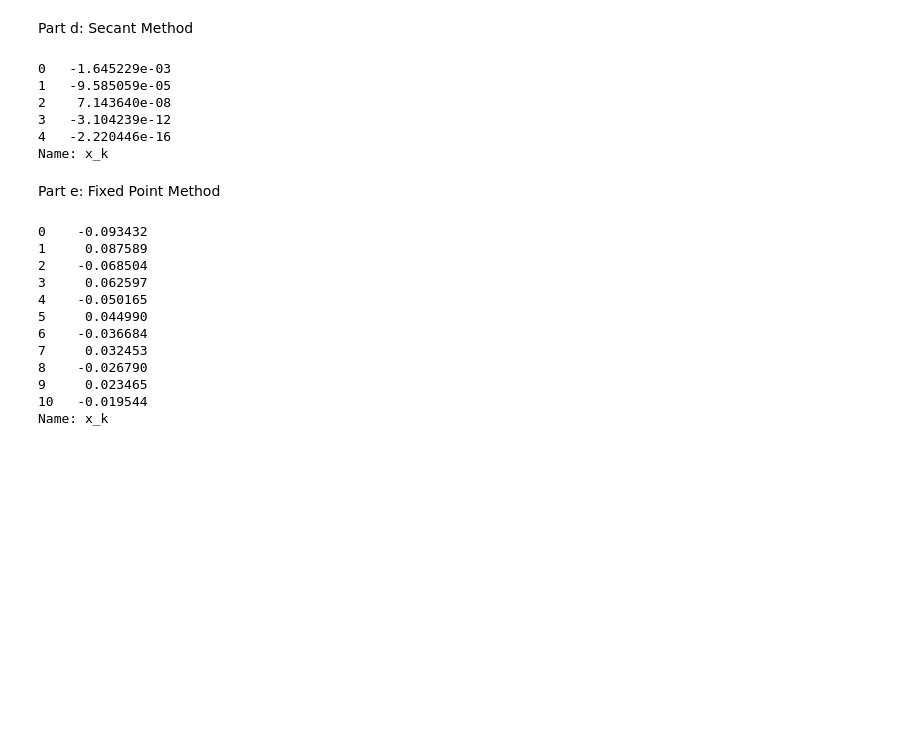
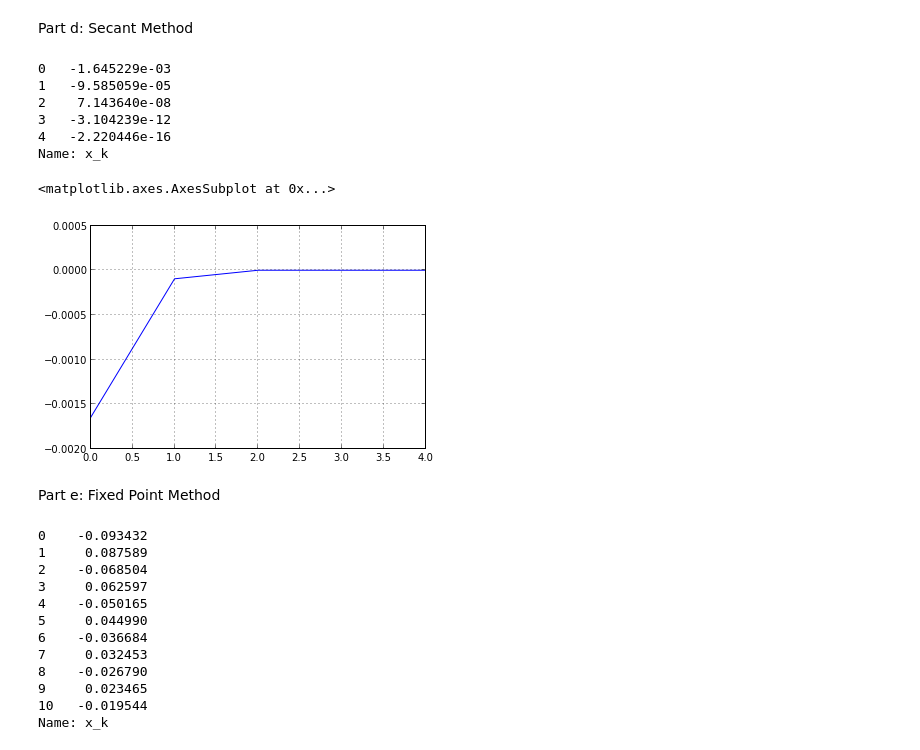
Before and after one commit to TomAugspurger/optimization, a Jupyter notebook: hw2_turn_in.py.ipynb, the cells around one changed output. Cells and saved outputs as stored; diff of their text form; code cells hidden in the pictures; blank space fills up the shorter version.

```diff
--- a/hw2_turn_in.py.ipynb
+++ b/hw2_turn_in.py.ipynb
@@ -91,6 +106,11 @@ print(df.ix[:10]['x_k'] - x)
 3   -3.104239e-12
 4   -2.220446e-16
 Name: x_k
+# %%
+(df['x_k'] - x).plot()
+# %% [output]
+<matplotlib.axes.AxesSubplot at 0x...>
+[figure, added]
 # %% [markdown]
 Part e: Fixed Point Method
 # %%
```
Also changed, not shown: parts of 6 cells of this notebook, 1 other file.
